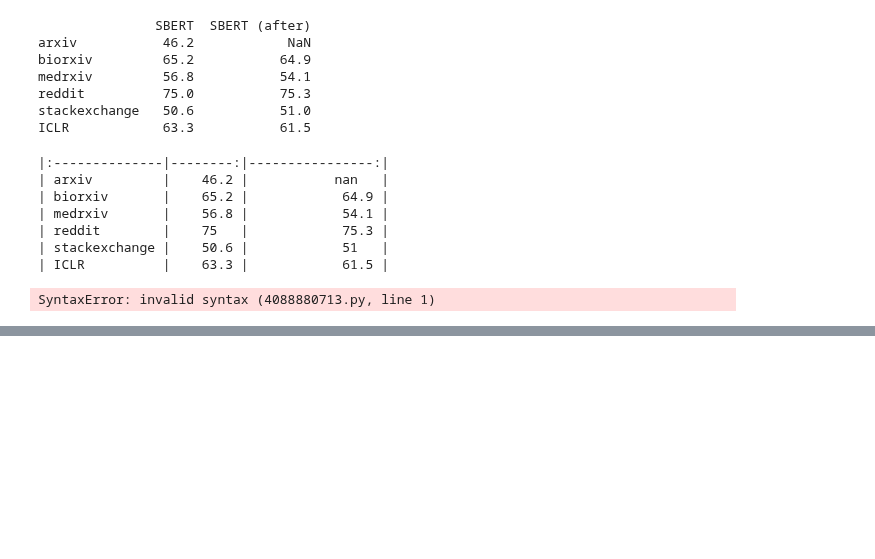
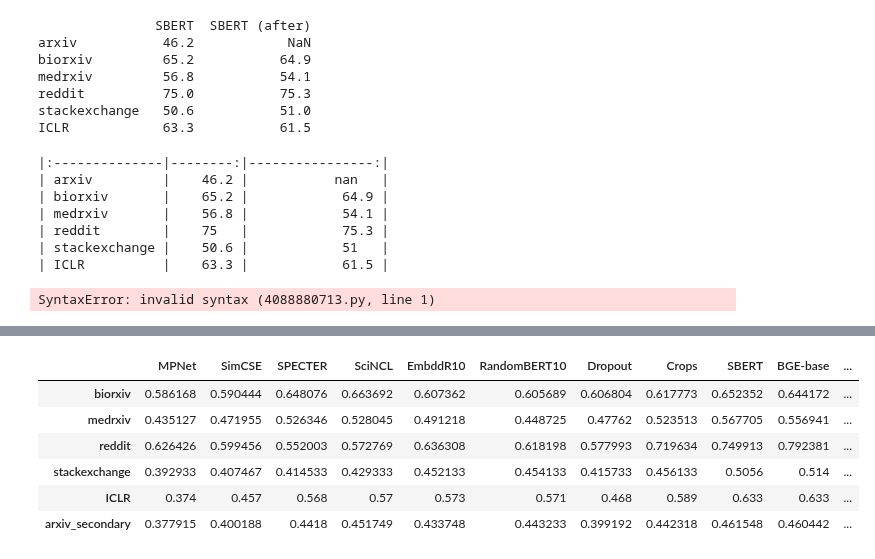
Before and after one commit to berenslab/text-embed-augm, a Jupyter notebook: scripts/updated_dataset/print-results.ipynb, the cells around one changed output, grey strips where cells are left out. Cells and saved outputs as stored; diff of their text form; code cells hidden in the pictures; blank space fills up the shorter version.

```diff
--- a/scripts/updated_dataset/print-results.ipynb
+++ b/scripts/updated_dataset/print-results.ipynb
@@ -2891,0 +3108,12 @@ SyntaxError: invalid syntax (4088880713.py, line 1)
+# %%
+model_names = [
+    "MPNet",
+    "SimCSE",
+    "SPECTER",
+    "SciNCL",
+    "SBERT",
+    "BGE-base",
+    "BGE-large",
+]
+# %%
+datasets_names = ["biorxiv", "medrxiv", "reddit", "stackexchange"]
@@ -2891,0 +3210,23 @@ SyntaxError: invalid syntax (4088880713.py, line 1)
+# %%
+results.loc["ICLR"] = np.zeros(len(results.iloc[0]))
+results_iclr = {
+    "MPNet": 0.374,
+    "SimCSE": 0.457,
+    "SciNCL": 0.570,
+    "SPECTER": 0.568,
+    # "EmbddR": 0.548,  # already updated values with only layer (not module)
+    "EmbddR10": 0.573,  # already updated values with only layer (not module)
+    # "RandomBERT": 0.471,  # !
+    "RandomBERT10": 0.571,  # !
+    "Dropout": 0.468,
+    "Crops": 0.589,
+    "SBERT": 0.633,
+    "BGE-base": 0.633,
+    "BGE-large": 0.635,
+    # "TF-IDF": 0.600,
+    # "SVD": 0.606,
+    # "L2(SVD)": 0.624,
+}
+
+for key, value in results_iclr.items():
+    results.loc["ICLR", key] = value
@@ -2891,0 +3340,10 @@ SyntaxError: invalid syntax (4088880713.py, line 1)
+# %%
+results
+# %% [output]
+|  | MPNet | SimCSE | SPECTER | SciNCL | EmbddR10 | RandomBERT10 | Dropout | Crops | SBERT | BGE-base | ... |
+| biorxiv | 0.586168 | 0.590444 | 0.648076 | 0.663692 | 0.607362 | 0.605689 | 0.606804 | 0.617773 | 0.652352 | 0.644172 | ... |
+| medrxiv | 0.435127 | 0.471955 | 0.526346 | 0.528045 | 0.491218 | 0.448725 | 0.47762 | 0.523513 | 0.567705 | 0.556941 | ... |
+| reddit | 0.626426 | 0.599456 | 0.552003 | 0.572769 | 0.636308 | 0.618198 | 0.577993 | 0.719634 | 0.749913 | 0.792381 | ... |
+| stackexchange | 0.392933 | 0.407467 | 0.414533 | 0.429333 | 0.452133 | 0.454133 | 0.415733 | 0.456133 | 0.5056 | 0.514 | ... |
+| ICLR | 0.374 | 0.457 | 0.568 | 0.57 | 0.573 | 0.571 | 0.468 | 0.589 | 0.633 | 0.633 | ... |
+| arxiv_secondary | 0.377915 | 0.400188 | 0.4418 | 0.451749 | 0.433748 | 0.443233 | 0.399192 | 0.442318 | 0.461548 | 0.460442 | ... |
```
Also changed, not shown: parts of 77 cells of this notebook, 2 other files.
